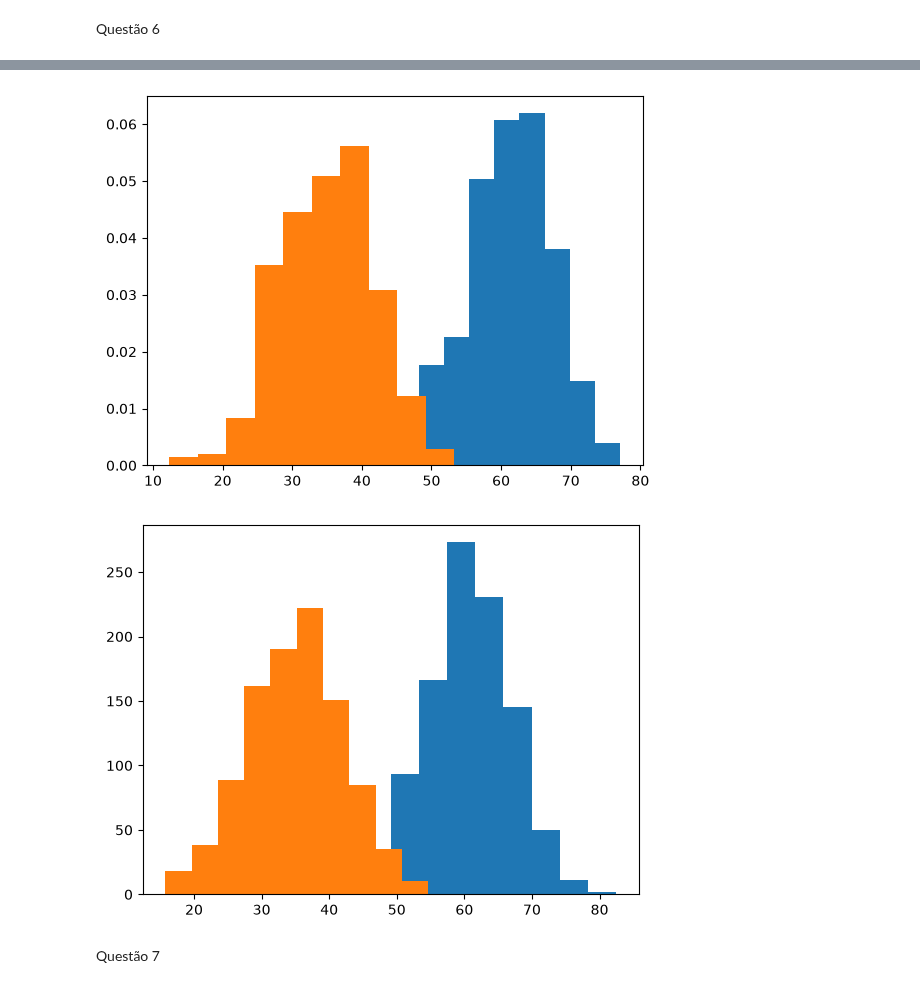
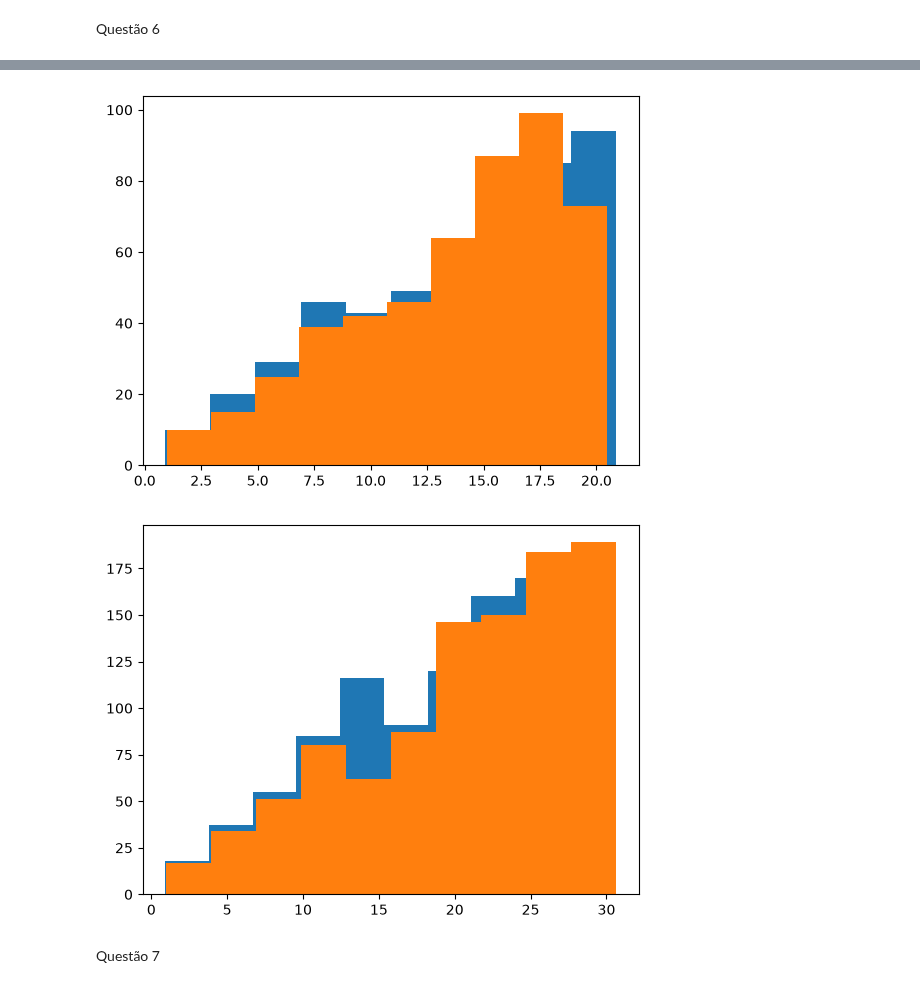
Before and after one commit to HuTiim/Fisica-Computacional-Thiago, a Jupyter notebook: Lista2.ipynb, the cells around one changed output, grey strips where cells are left out. Cells and saved outputs as stored; diff of their text form; code cells hidden in the pictures.

```diff
--- a/Lista2.ipynb
+++ b/Lista2.ipynb
@@ -89,7 +89,7 @@ def randomwalkrapido(probabilidade, passos, bebados):
 
     passos = rng.choice(a =[1,-1], size= [passos , bebados], replace= True, p = [probabilidade , 1-probabilidade])
 
-    trajetoria = np.cumsum(passos, axis = 1)
+    trajetoria = np.cumsum(passos, axis = 0)
 
     traj = np.vstack([traj, trajetoria])
 
@@ -116,19 +116,19 @@ Questão 6
 # %%
 plt.hist(randomwalkrapido(0.71, 0, 500)[-1])
 plt.hist(randomwalkrapido(0.38, 0, 500)[-1])
 plt.show()
 
-plt.hist(randomwalkrapido(0.71, 500, 500)[-1], density = True)
-plt.hist(randomwalkrapido(0.38, 500, 500)[-1], density = True)
+plt.hist(randomwalkrapido(0.71, 500, 500)[-1])
+plt.hist(randomwalkrapido(0.38, 500, 500)[-1])
 plt.show()
 
 plt.hist(randomwalkrapido(0.71, 1000, 500)[-1])
 plt.hist(randomwalkrapido(0.38, 1000, 500)[-1])
 plt.show()
 # %% [output]
 [figure]
-[figure, old version]
+[figure, new version]
-[figure, old version]
+[figure, new version]
 # %% [markdown]
 Questão 7
 # %%
```
Also changed, not shown: parts of 9 cells of this notebook.
